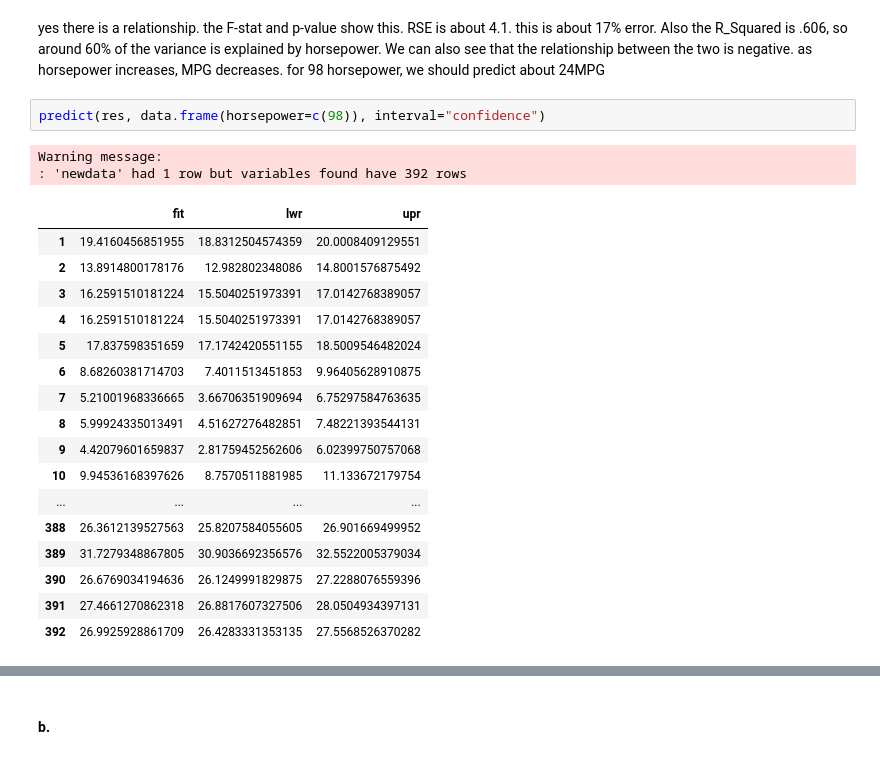
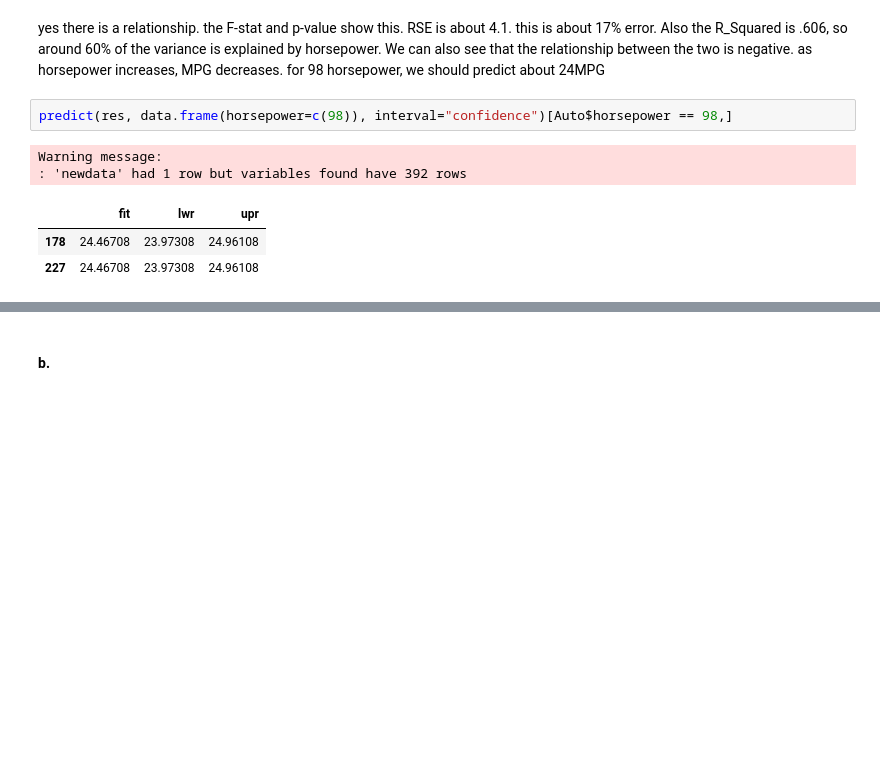
Before and after one commit to jbrambleDC/statistical-learning, a Jupyter notebook: Homework2.ipynb, the cells around one changed output, grey strips where cells are left out. Saved outputs shown, nothing was run; the diff lists cells and outputs as text; blank space fills up the shorter version.

```diff
--- a/Homework2.ipynb
+++ b/Homework2.ipynb
@@ -95,25 +95,11 @@ F-statistic: 599.7 on 1 and 390 DF,  p-value: < 2.2e-16
 # %% [markdown]
 yes there is a relationship. the F-stat and p-value show this. RSE is about 4.1. this is about 17% error. Also the R_Squared is .606, so around 60% of the variance is explained by horsepower. We can also see that the relationship between the two is negative. as horsepower increases, MPG decreases. for 98 horsepower, we should predict about 24MPG
 # %%
-predict(res, data.frame(horsepower=c(98)), interval="confidence")
+predict(res, data.frame(horsepower=c(98)), interval="confidence")[Auto$horsepower == 98,]
 # %% [output]
 Warning message:
 : 'newdata' had 1 row but variables found have 392 rows
 |  | fit | lwr | upr |
-| 1 | 19.4160456851955 | 18.8312504574359 | 20.0008409129551 |
-| 2 | 13.8914800178176 | 12.982802348086 | 14.8001576875492 |
-| 3 | 16.2591510181224 | 15.5040251973391 | 17.0142768389057 |
-| 4 | 16.2591510181224 | 15.5040251973391 | 17.0142768389057 |
-| 5 | 17.837598351659 | 17.1742420551155 | 18.5009546482024 |
-| 6 | 8.68260381714703 | 7.4011513451853 | 9.96405628910875 |
-| 7 | 5.21001968336665 | 3.66706351909694 | 6.75297584763635 |
-| 8 | 5.99924335013491 | 4.51627276482851 | 7.48221393544131 |
-| 9 | 4.42079601659837 | 2.81759452562606 | 6.02399750757068 |
-| 10 | 9.94536168397626 | 8.7570511881985 | 11.133672179754 |
-| ... | ... | ... | ... |
-| 388 | 26.3612139527563 | 25.8207584055605 | 26.901669499952 |
-| 389 | 31.7279348867805 | 30.9036692356576 | 32.5522005379034 |
-| 390 | 26.6769034194636 | 26.1249991829875 | 27.2288076559396 |
-| 391 | 27.4661270862318 | 26.8817607327506 | 28.0504934397131 |
-| 392 | 26.9925928861709 | 26.4283331353135 | 27.5568526370282 |
+| 178 | 24.46708 | 23.97308 | 24.96108 |
+| 227 | 24.46708 | 23.97308 | 24.96108 |
 # %%
```
Also changed, not shown: parts of 5 cells of this notebook.
